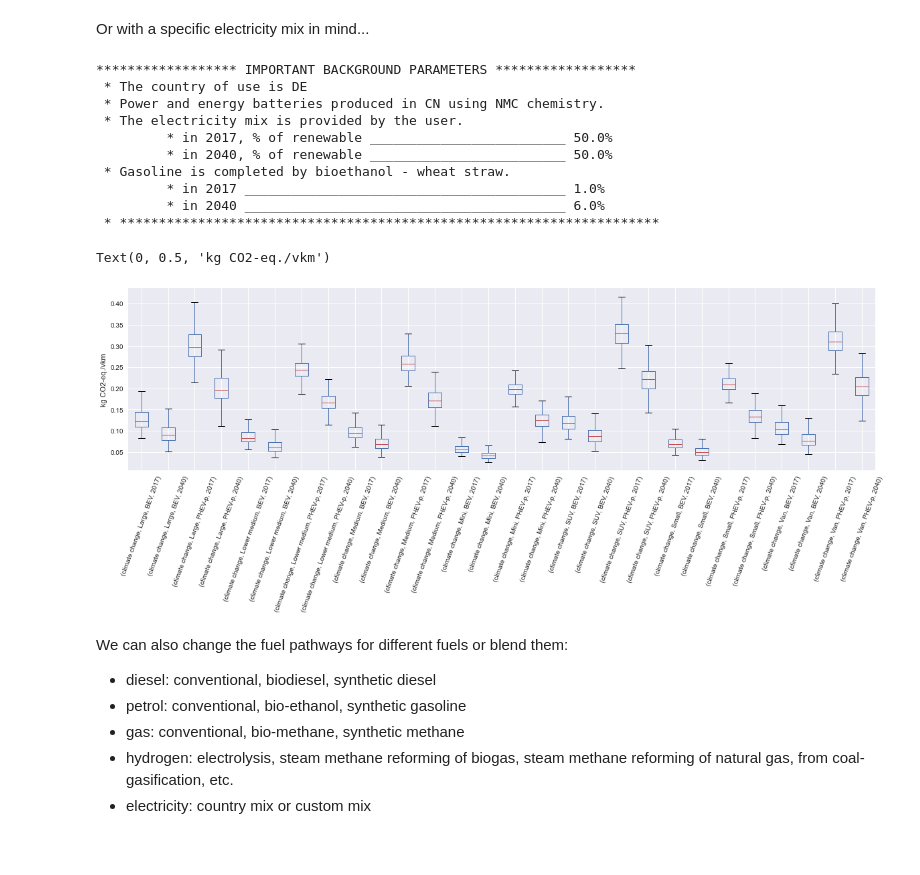
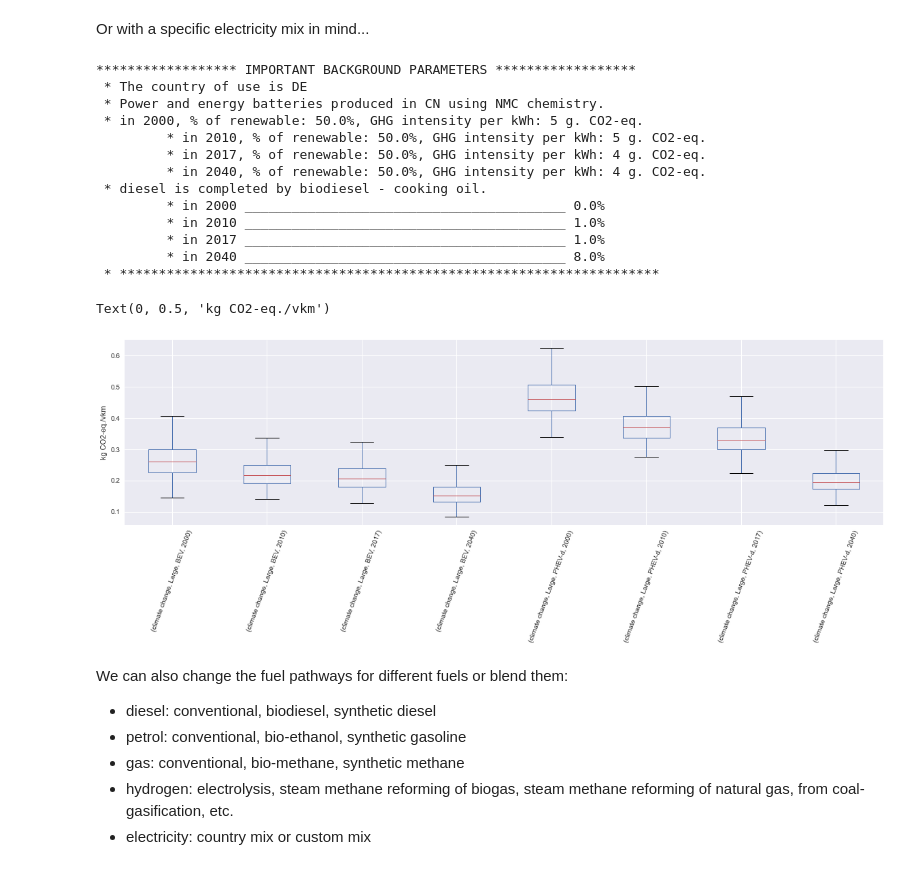
Before and after one commit to romainsacchi/carculator, a Jupyter notebook: examples/Examples.ipynb, the cells around one changed output. Drawn from its saved outputs; the diff is of its cells as text; code cells hidden in the pictures.

```diff
--- a/examples/Examples.ipynb
+++ b/examples/Examples.ipynb
@@ -629,14 +730,17 @@ The calling of functions does not change, except that we call `cip.stochastic()`
 # %%
 cip = CarInputParameters()
 cip.stochastic(500)
-dcts, array = fill_xarray_from_input_parameters(cip)
-cm = CarModel(array, cycle='WLTC')
-cm.set_all()
+
 scope = {
     'powertrain':['BEV', 'PHEV-d'],
     'size':['Large']
 }
-ic = InventoryCalculation(cm.array, scope=scope)
+
+dcts, array = fill_xarray_from_input_parameters(cip, scope=scope) # <-- we specify the scope here
+cm = CarModel(array, cycle='WLTC')
+cm.set_all()
+
+ic = InventoryCalculation(cm.array)
 
 results = ic.calculate_impacts()
 
@@ -708,47 +814,57 @@ Text(0, 0.5, 'kg CO2-eq./vkm')
 Or with a specific electricity mix in mind...
 # %%
 scope = {
-    'powertrain':['BEV', 'PHEV-p'],
+    'powertrain':['BEV', 'PHEV-d'],
 }
 
 """
-0: Hydro
-1: Nuclear
-2: Gas
-3: Solar
-4: Wind
-5: Biomass
-6: Coal
-7: Oil
-8: Geothermal
-9: Waste
+- [0]: hydro-power
+- [1]: nuclear
+- [2]: natural gas
+- [3]: solar power
+- [4]: wind power
+- [5]: biomass
+- [6]: coal
+- [7]: oil
+- [8]: geothermal
+- [9]: waste incineration
+- [10]: biomass with CCS
+- [11]: biogas with CCS
+- [12]: coal with CCS
+- [13]: natural gas with CCS
+- [14]: wood with CCS
 """
 background_configuration = {
     'country' : 'DE', # will use the network electricity losses of Germany
-    'custom electricity mix' : [[.5,.5,0,0,0,0,0,0,0,0],
-                                [.5,.5,0,0,0,0,0,0,0,0]] # in this case, 50% hydro, 50% nuclear
+    'custom electricity mix' : [[.5,.5,0,0,0,0,0,0,0,0,0,0,0,0,0],
+                                [.5,.5,0,0,0,0,0,0,0,0,0,0,0,0,0],
+                                [.5,.5,0,0,0,0,0,0,0,0,0,0,0,0,0],
+                                [.5,.5,0,0,0,0,0,0,0,0,0,0,0,0,0]] # in this case, 50% hydro, 50% nuclear
 }
 ic = InventoryCalculation(cm.array, scope=scope, background_configuration = background_configuration)
 results = ic.calculate_impacts()
 
 data_MC = results.sel(impact_category='climate change').sum(axis=3).to_dataframe('climate change')
 plt.style.use('seaborn')
 data_MC.unstack(level=[0,1,2]).boxplot(showfliers=False, figsize=(20,5))
 plt.xticks(rotation=70)
 plt.ylabel('kg CO2-eq./vkm')
 # %% [output]
 ****************** IMPORTANT BACKGROUND PARAMETERS ******************
  * The country of use is DE
  * Power and energy batteries produced in CN using NMC chemistry.
- * The electricity mix is provided by the user.
-         * in 2017, % of renewable _________________________ 50.0%
-         * in 2040, % of renewable _________________________ 50.0%
- * Gasoline is completed by bioethanol - wheat straw.
+ * in 2000, % of renewable: 50.0%, GHG intensity per kWh: 5 g. CO2-eq.
+         * in 2010, % of renewable: 50.0%, GHG intensity per kWh: 5 g. CO2-eq.
+         * in 2017, % of renewable: 50.0%, GHG intensity per kWh: 4 g. CO2-eq.
+         * in 2040, % of renewable: 50.0%, GHG intensity per kWh: 4 g. CO2-eq.
+ * diesel is completed by biodiesel - cooking oil.
+         * in 2000 _________________________________________ 0.0%
+         * in 2010 _________________________________________ 1.0%
          * in 2017 _________________________________________ 1.0%
-         * in 2040 _________________________________________ 6.0%
+         * in 2040 _________________________________________ 8.0%
  * *********************************************************************
 Text(0, 0.5, 'kg CO2-eq./vkm')
-[figure, old version]
+[figure, new version]
 # %% [markdown]
 We can also change the fuel pathways for different fuels or blend them:
 * diesel: conventional, biodiesel, synthetic diesel
```
Also changed, not shown: parts of 62 cells of this notebook, 9 other files.
